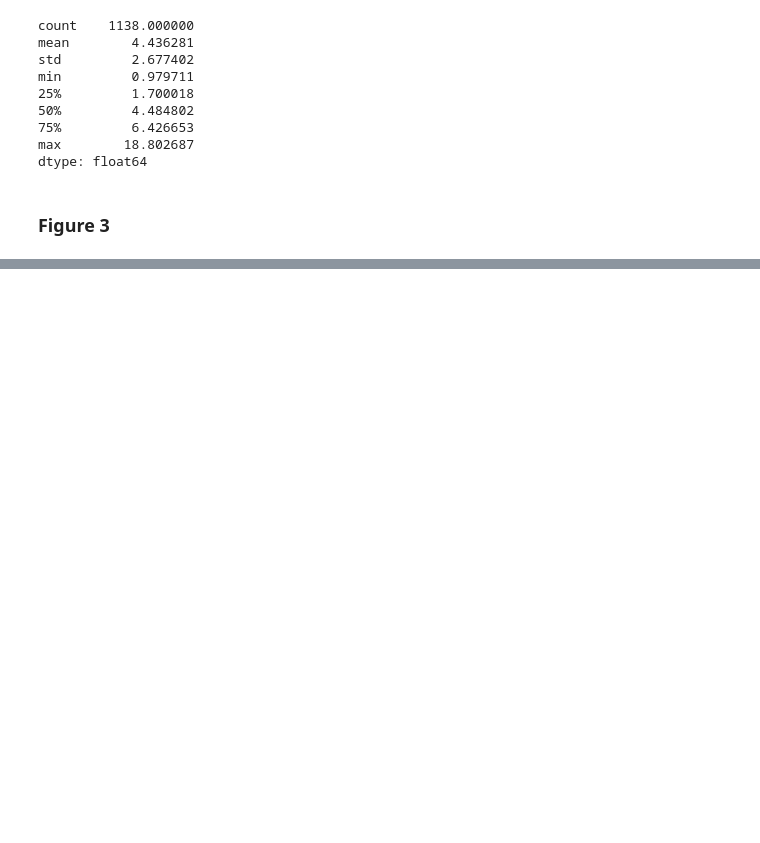
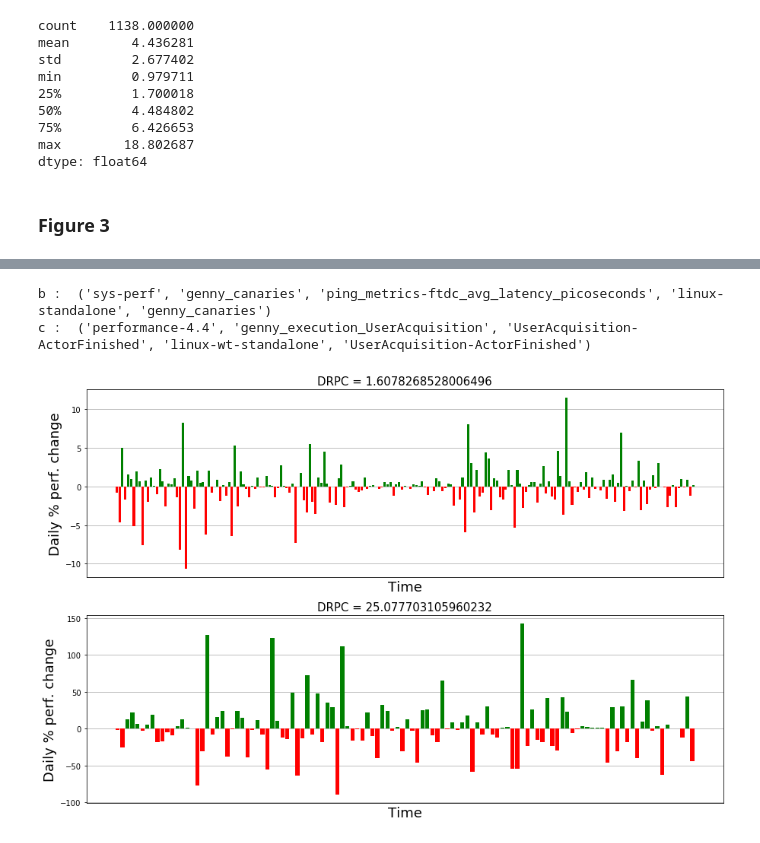
Before and after one commit to llesoil/icpe2022, a Jupyter notebook: Data Challenge.ipynb, the cells around one changed output, grey strips where cells are left out. Cells and saved outputs as stored; diff of their text form; code cells hidden in the pictures; blank space fills up the shorter version.

```diff
--- a/Data Challenge.ipynb
+++ b/Data Challenge.ipynb
@@ -941,0 +1052,76 @@ perf_points[perf_keys[0]]
+# %%
+
+fig, axs = plt.subplots(2, 1, figsize=((15, 10)))
+
+delay = 1000000
+
+# top
+
+val1 = "genny_canaries"
+
+my_special_keys = [(v[0], v[1], v[2], v[3], v[4]) for v in perf_keys if v[4] == val1]
+
+val = np.random.randint(0, len(my_special_keys))
+my_special_key1 = ('sys-perf', 'genny_canaries',
+                   'ping_metrics-ftdc_avg_latency_picoseconds', 'linux-standalone', 'genny_canaries')
+
+print("b : ", my_special_key1)
+
+min_all_dates = min([k[0] for k in perf_points[my_special_key1]])
+max_all_dates = max([k[0] for k in perf_points[my_special_key1]])
+
+axs[0].grid(zorder = 0)
+
+#axs[0].set_xlim(min_all_dates-delay/2, max_all_dates+delay/2)
+
+jmod7 = 0
+drpcs = detail_process(perf_points[my_special_key1])
+
+colors = ['red' if d < 0 else 'green' for d in drpcs]
+
+axs[0].bar(range(len(drpcs)), drpcs, color = colors, zorder = 4)
+
+axs[0].set_xticks([])
+#axs[0].set_ylabel(my_special_key[0], size = 15)
+axs[0].set_ylabel("Daily % perf. change", size = 18)
+axs[0].set_xlabel("Time", size = 18)
+axs[0].set_title("DRPC = "+str(process(perf_points[my_special_key1])), size = 15)
+
+
+# down
+val1 = "UserAcquisition-ActorFinished"
+
+my_special_keys = [(v[0], v[1], v[2], v[3], v[4]) for v in perf_keys if v[4] == val1]
+
+val = np.random.randint(0, len(my_special_keys))
+my_special_key1 = ('performance-4.4', 'genny_execution_UserAcquisition',
+                   'UserAcquisition-ActorFinished', 'linux-wt-standalone', 'UserAcquisition-ActorFinished')
+
+print("c : ", my_special_key1)
+
+min_all_dates = min([k[0] for k in perf_points[my_special_key1]])
+max_all_dates = max([k[0] for k in perf_points[my_special_key1]])
+
+axs[1].grid(zorder = 0)
+
+#axs[0].set_xlim(min_all_dates-delay/2, max_all_dates+delay/2)
+
+jmod7 = 0
+drpcs = detail_process(perf_points[my_special_key1])
+
+colors = ['red' if d < 0 else 'green' for d in drpcs]
+
+axs[1].bar(range(len(drpcs)), drpcs, color = colors, zorder = 4)
+
+axs[1].set_xticks([])
+#axs[1].set_ylabel(my_special_key[0], size = 15)
+axs[1].set_ylabel("Daily % perf. change", size = 18)
+axs[1].set_xlabel("Time", size = 18)
+axs[1].set_title("DRPC = "+str(process(perf_points[my_special_key1])), size = 15)
+
+plt.savefig('./results/fig3bc.png', dpi = 300)
+plt.show()
+# %% [output]
+b :  ('sys-perf', 'genny_canaries', 'ping_metrics-ftdc_avg_latency_picoseconds', 'linux-standalone', 'genny_canaries')
+c :  ('performance-4.4', 'genny_execution_UserAcquisition', 'UserAcquisition-ActorFinished', 'linux-wt-standalone', 'UserAcquisition-ActorFinished')
+[figure, added]
```
Also changed, not shown: parts of 15 cells of this notebook, 8 other files.
